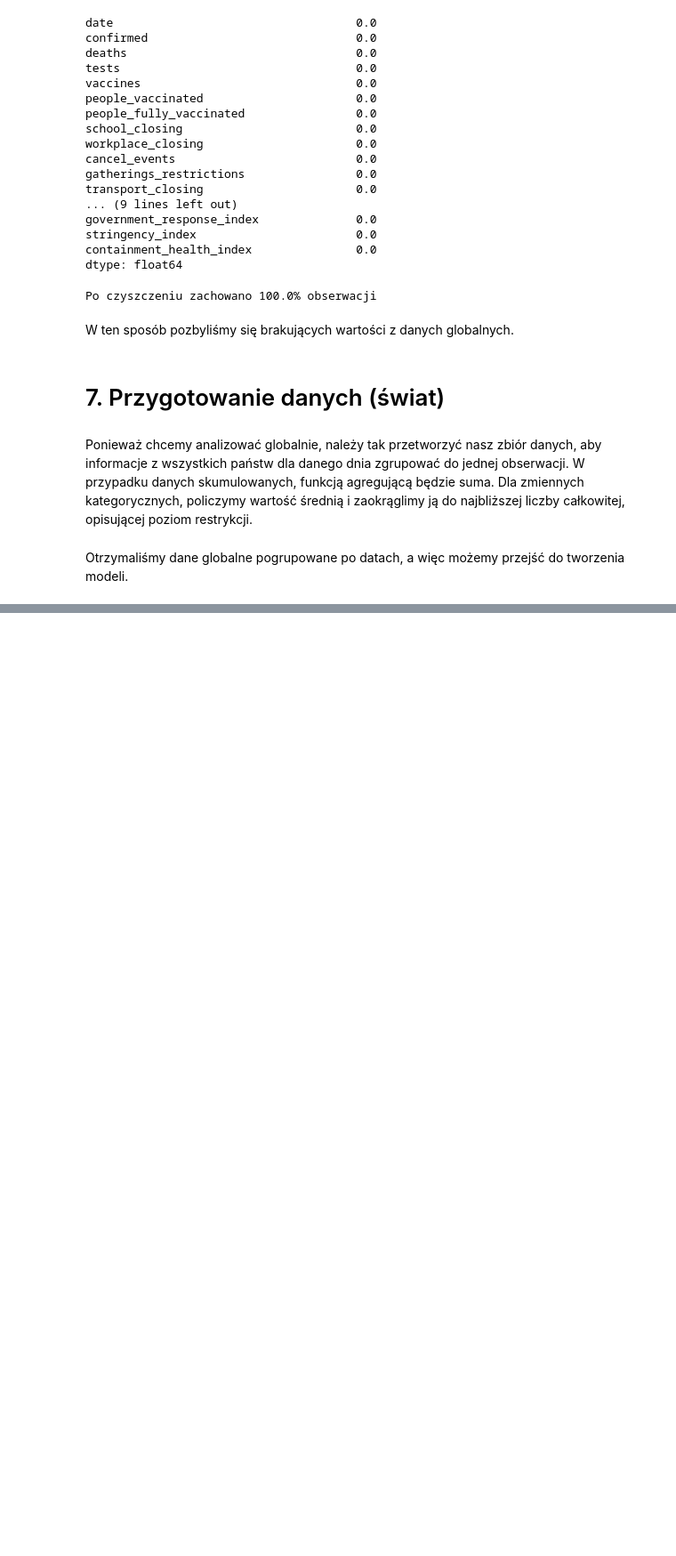
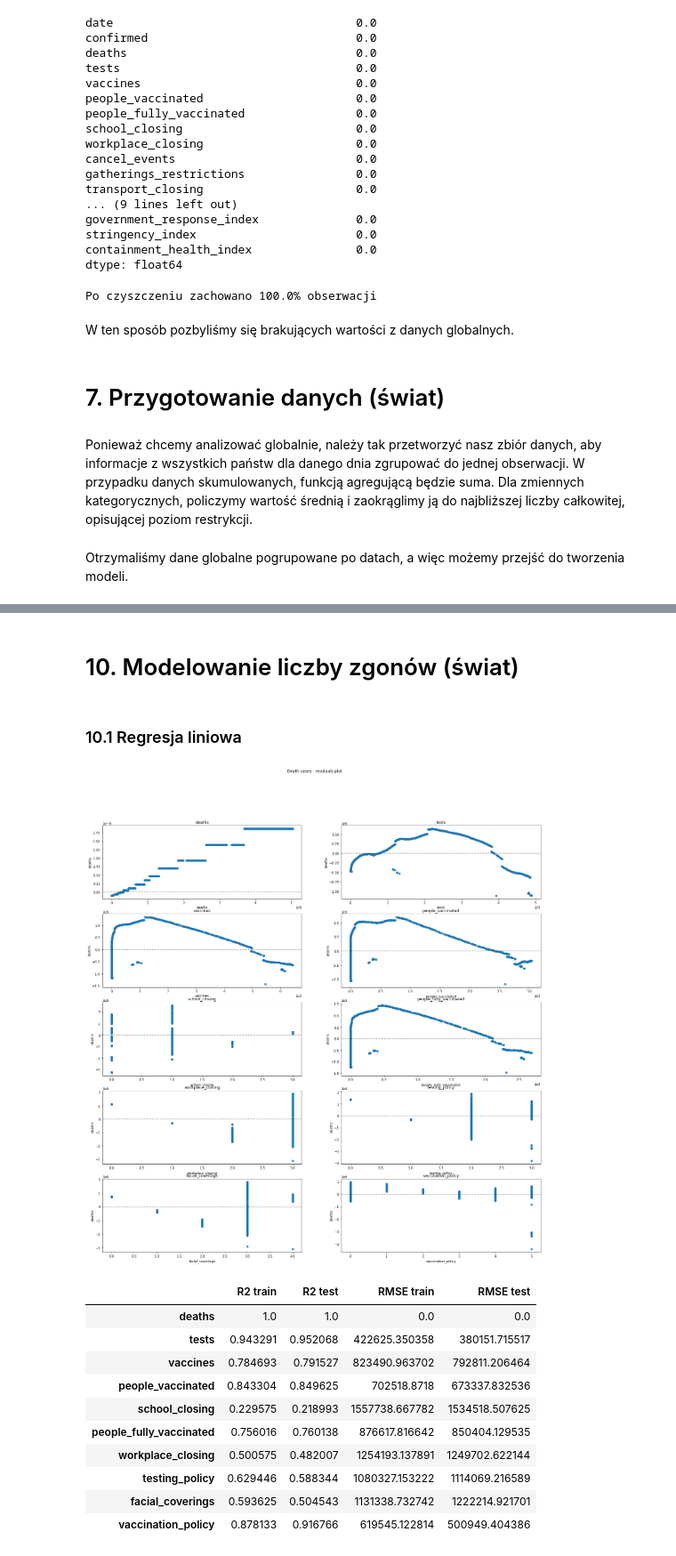
Before and after one commit to kzarnowski/covid19-analysis, a Jupyter notebook: Żarnowski_Krzysztof_P1.ipynb, the cells around one changed output, grey strips where cells are left out. Shown at 89% size. Drawn from its saved outputs; the diff is of its cells as text; code cells hidden in the pictures; blank space fills up the shorter version.

```diff
--- a/Żarnowski_Krzysztof_P1.ipynb
+++ b/Żarnowski_Krzysztof_P1.ipynb
@@ -884,0 +992,18 @@ Otrzymaliśmy dane globalne pogrupowane po datach, a więc możemy przejść do
+# %%
+models_confirmed = pd.DataFrame(index=classifiers.keys(), columns = ['R2 train', 'R2 test', 'RMSE train', 'RMSE test'])
+
+for idx, model in enumerate(classifiers.values()):
+
+  model.fit(x_train_scal, y_train['confirmed'])
+  pred_train = model.predict(x_train_scal)
+  pred_test = model.predict(x_test_scal)
+
+  r2_train = r2_score(y_train, pred_train)
+  r2_test = r2_score(y_test, pred_test)
+
+  rmse_train = np.sqrt(mse(y_train, pred_train))
+  rmse_test = np.sqrt(mse(y_test, pred_test))
+
+  models_confirmed.iloc[idx, :] = [r2_train, r2_test, rmse_train, rmse_test]
+
+models_confirmed
@@ -884,0 +1016,50 @@ Otrzymaliśmy dane globalne pogrupowane po datach, a więc możemy przejść do
+# %% [markdown]
+# 10. Modelowanie liczby zgonów (świat)
+# %%
+x_train, x_test, y_train, y_test = train_test_split(world[confirmed_explanatory], world[["deaths"]])
+# %% [markdown]
+### 10.1 Regresja liniowa
+# %%
+models_deaths_1 = pd.DataFrame(index=[deaths_explanatory], columns = ['R2 train', 'R2 test', 'RMSE train', 'RMSE test'])
+
+fig, ax = plt.subplots(5, 2, figsize=(24,24))
+fig.suptitle('Death cases - residuals plot')
+
+for idx, col in enumerate(deaths_explanatory):
+    reg = LinearRegression()
+
+    reg.fit(np.array(x_train[[col]], dtype = np.float64).reshape(-1, 1), y_train)
+
+    pred_train = reg.predict(np.array(x_train[col]).reshape(-1,1))
+    pred_test = reg.predict(np.array(x_test[col]).reshape(-1,1))
+
+    r2_train = reg.score(x_train[[col]], y_train)
+    r2_test = reg.score(x_test[[col]], y_test)
+    rmse_train = np.sqrt(mse(y_train, pred_train))
+    rmse_test = np.sqrt(mse(y_test, pred_test))
+
+    residuals_train = y_train - pred_train
+    residuals_test = y_test - pred_test
+
+    models_deaths_1.iloc[idx, :] = [r2_train, r2_test, rmse_train, rmse_test]
+
+    m = idx // 2
+    n = idx % 2
+    sns.residplot(ax=ax[m,n], x=x_train[col], y=y_train['deaths'])
+    ax[m, n].set_title(col)
+
+plt.show()
+models_deaths_1
+# %% [output]
+[figure, added]
+|  | R2 train | R2 test | RMSE train | RMSE test |
+| deaths | 1.0 | 1.0 | 0.0 | 0.0 |
+| tests | 0.943291 | 0.952068 | 422625.350358 | 380151.715517 |
+| vaccines | 0.784693 | 0.791527 | 823490.963702 | 792811.206464 |
+| people_vaccinated | 0.843304 | 0.849625 | 702518.8718 | 673337.832536 |
+| school_closing | 0.229575 | 0.218993 | 1557738.667782 | 1534518.507625 |
+| people_fully_vaccinated | 0.756016 | 0.760138 | 876617.816642 | 850404.129535 |
+| workplace_closing | 0.500575 | 0.482007 | 1254193.137891 | 1249702.622144 |
+| testing_policy | 0.629446 | 0.588344 | 1080327.153222 | 1114069.216589 |
+| facial_coverings | 0.593625 | 0.504543 | 1131338.732742 | 1222214.921701 |
+| vaccination_policy | 0.878133 | 0.916766 | 619545.122814 | 500949.404386 |
```
Also changed, not shown: parts of 24 cells of this notebook.
